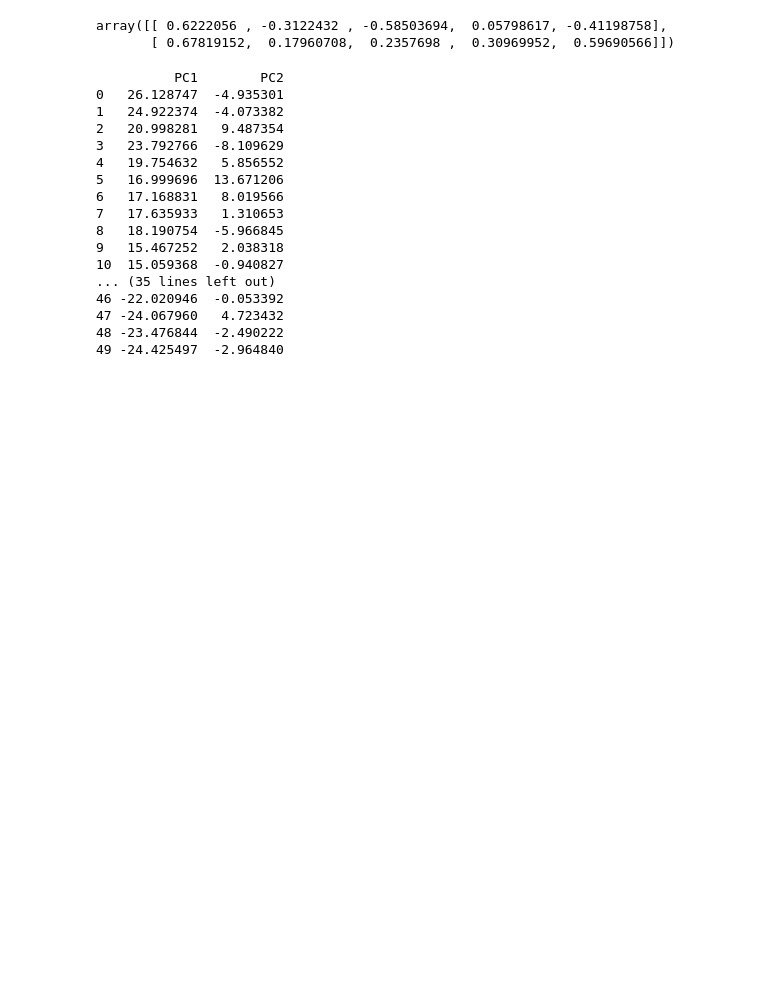
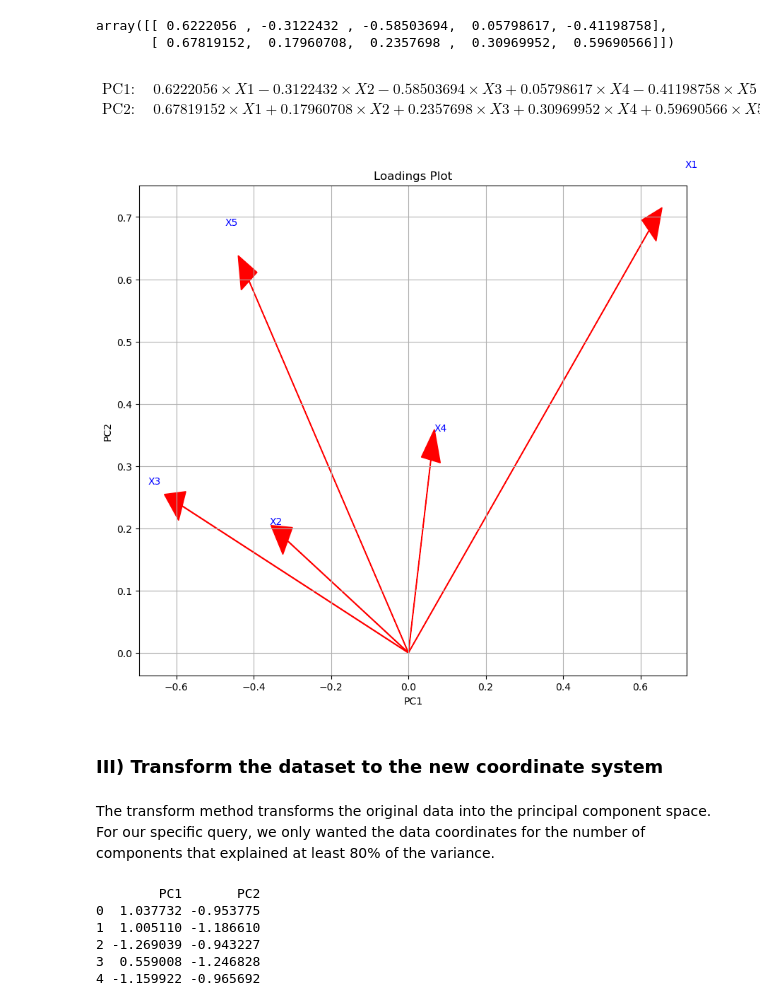
Before and after one commit to SpyrosAlvanakis/Biostatistics, a Jupyter notebook: Biostat_ex_3.ipynb, the cells around one changed output. Cells and saved outputs as stored; diff of their text form; code cells hidden in the pictures; blank space fills up the shorter version.

```diff
--- a/Biostat_ex_3.ipynb
+++ b/Biostat_ex_3.ipynb
@@ -352,29 +365,41 @@ first_two_pc_loadings
 # %% [output]
 array([[ 0.6222056 , -0.3122432 , -0.58503694,  0.05798617, -0.41198758],
        [ 0.67819152,  0.17960708,  0.2357698 ,  0.30969952,  0.59690566]])
+# %% [markdown]
+\begin{align*}
+\text{PC1:} \quad & 0.6222056 \times X1 - 0.3122432 \times X2 - 0.58503694 \times X3 + 0.05798617 \times X4 - 0.41198758 \times X5 \\
+\text{PC2:} \quad & 0.67819152 \times X1 + 0.17960708 \times X2 + 0.2357698 \times X3 + 0.30969952 \times X4 + 0.59690566 \times X5 \\
+\end{align*}
+# %%
+labels = ['X1', 'X2', 'X3', 'X4', 'X5']
+
+plt.figure(figsize=(10,9))
+
+for i, label in enumerate(labels):
+    plt.arrow(0, 0, loadings[0,i], loadings[1,i], head_width=0.05, head_length=0.05, fc='red', ec='red')
+    plt.text(first_two_pc_loadings[0,i]*1.15, first_two_pc_loadings[1,i]*1.15, label, color='blue')
+
+plt.xlabel("PC1")
+plt.ylabel("PC2")
+plt.title("Loadings Plot")
+plt.grid()
+plt.show()
+# %% [output]
+[figure, added]
+# %% [markdown]
+### III) Transform the dataset to the new coordinate system
+# %% [markdown]
+The transform method transforms the original data into the principal component space. For our specific query, we only wanted the data coordinates for the number of components that explained at least 80% of the variance.
 # %%
-# iii) Transform the dataset to the new coordinate system
 transformed_data = pca.transform(df)
 
-# If you want to see the transformed data for the principal components you've retained:
 df_transformed = pd.DataFrame(transformed_data[:, :num_components], columns=[f'PC{i+1}' for i in range(num_components)])
 
-print(df_transformed)
+print(df_transformed.head())
 # %% [output]
-          PC1        PC2
-0   26.128747  -4.935301
-1   24.922374  -4.073382
-2   20.998281   9.487354
-3   23.792766  -8.109629
-4   19.754632   5.856552
-5   16.999696  13.671206
-6   17.168831   8.019566
-7   17.635933   1.310653
-8   18.190754  -5.966845
-9   15.467252   2.038318
-10  15.059368  -0.940827
-... (35 lines left out)
-46 -22.020946  -0.053392
-47 -24.067960   4.723432
-48 -23.476844  -2.490222
-49 -24.425497  -2.964840
+        PC1       PC2
+0  1.037732 -0.953775
+1  1.005110 -1.186610
+2 -1.269039 -0.943227
+3  0.559008 -1.246828
+4 -1.159922 -0.965692
```
Also changed, not shown: parts of 22 cells of this notebook.
